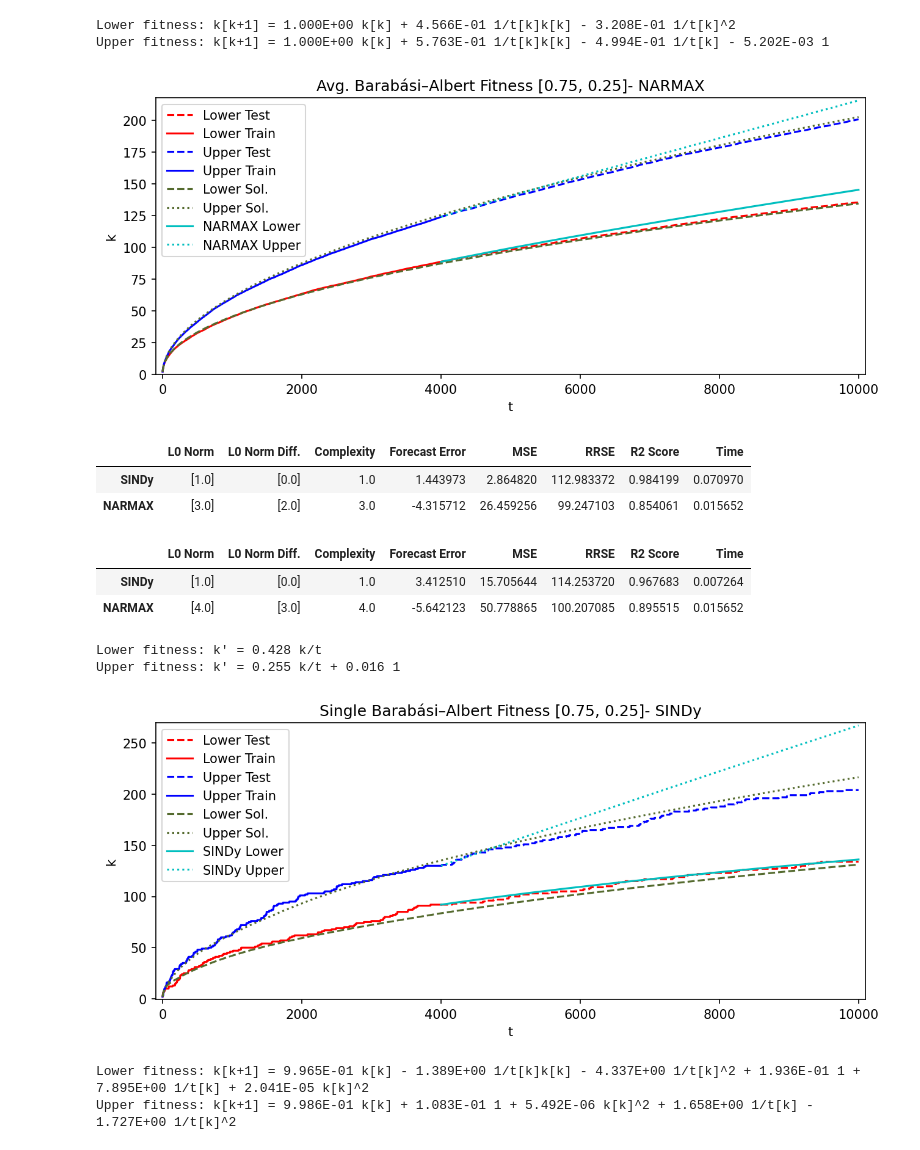
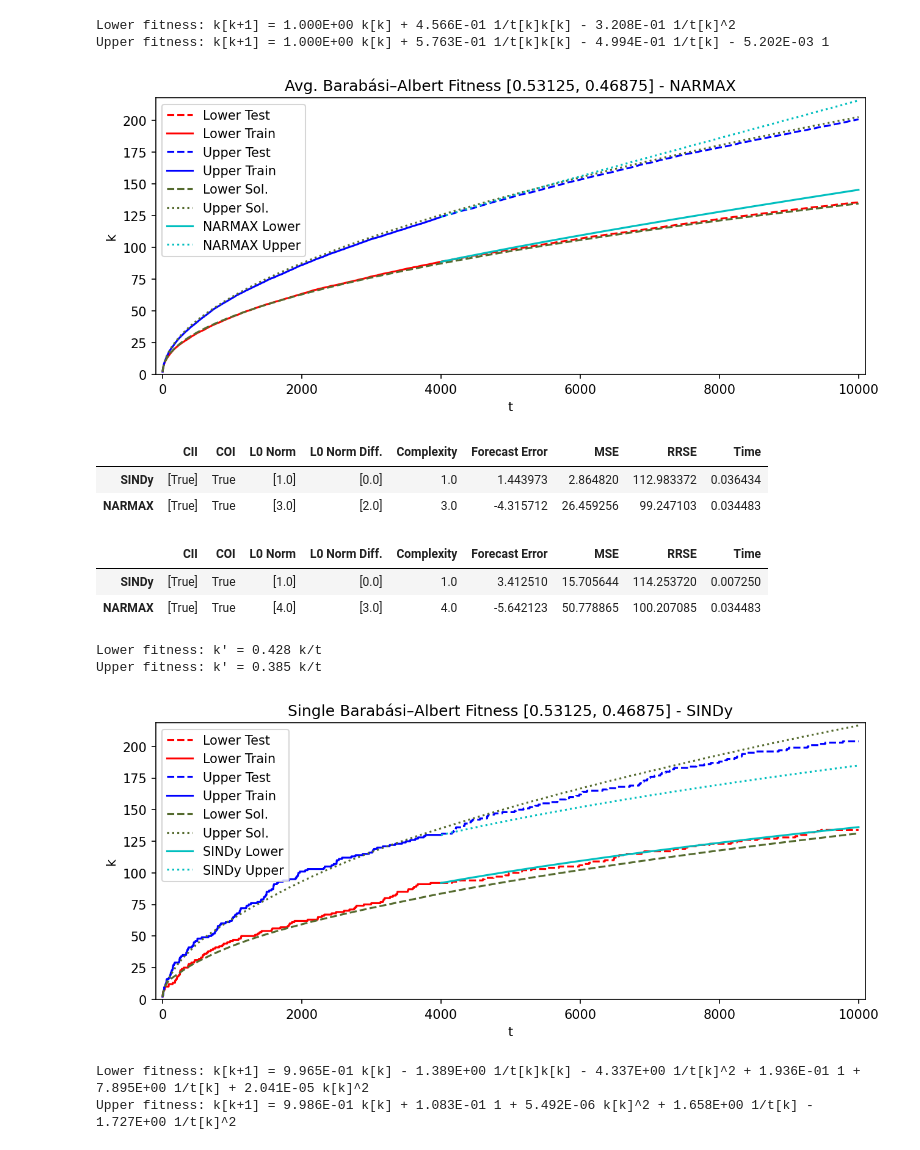
Before and after one commit to DavidContrerasFranco/Data-Driven-Dynamics-Understanding, a Jupyter notebook: Notebooks/barabasi_tight_fitness_model.ipynb, the cells around one changed output. Saved outputs shown, nothing was run; the diff lists cells and outputs as text; code cells hidden in the pictures.

```diff
--- a/Notebooks/barabasi_tight_fitness_model.ipynb
+++ b/Notebooks/barabasi_tight_fitness_model.ipynb
@@ -203,7 +208,7 @@ Lower fitness: k[k+1] = 1.000E+00 k[k] + 4.566E-01 1/t[k]k[k] - 3.208E-01 1/t[k]
 Upper fitness: k[k+1] = 1.000E+00 k[k] + 5.763E-01 1/t[k]k[k] - 4.994E-01 1/t[k] - 5.202E-03 1
 # %%
 plt.figure(figsize=(10, 4), dpi=150)
-plt.title('Avg. Barabási–Albert Fitness [0.75, 0.25]- NARMAX')
+plt.title('Avg. Barabási–Albert Fitness [0.53125, 0.46875] - NARMAX')
 plt.plot(t_test, k_low_test, "r--", label="Lower Test")
 plt.plot(t_train, k_low_train, "r", label="Lower Train")
 
@@ -222,21 +227,21 @@ plt.ylabel("k")
 plt.legend()
 print(end='')
 # %% [output]
-[figure, old version]
+[figure, new version]
 # %%
 # Lower Metrics DataFrame
-get_metrics_df(k_low_test, [1], sindy_low_model, narmax_low_model, sindy_sim_low, narmax_sim_low, sindy_low_time, narmax_time)
+get_metrics_df(k_low_test, sol_terms, sindy_low_model, narmax_low_model, sindy_sim_low, narmax_sim_low, sindy_low_time, narmax_time)
 # %% [output]
-|  | L0 Norm | L0 Norm Diff. | Complexity | Forecast Error | MSE | RRSE | R2 Score | Time |
-| SINDy | [1.0] | [0.0] | 1.0 | 1.443973 | 2.864820 | 112.983372 | 0.984199 | 0.070970 |
-| NARMAX | [3.0] | [2.0] | 3.0 | -4.315712 | 26.459256 | 99.247103 | 0.854061 | 0.015652 |
+|  | CII | COI | L0 Norm | L0 Norm Diff. | Complexity | Forecast Error | MSE | RRSE | Time |
+| SINDy | [True] | True | [1.0] | [0.0] | 1.0 | 1.443973 | 2.864820 | 112.983372 | 0.036434 |
+| NARMAX | [True] | True | [3.0] | [2.0] | 3.0 | -4.315712 | 26.459256 | 99.247103 | 0.034483 |
 # %%
 # Upper Metrics DataFrame
-get_metrics_df(k_high_test, [1], sindy_high_model, narmax_high_model, sindy_sim_high, narmax_sim_high, sindy_high_time, narmax_time)
+get_metrics_df(k_high_test, sol_terms, sindy_high_model, narmax_high_model, sindy_sim_high, narmax_sim_high, sindy_high_time, narmax_time)
 # %% [output]
-|  | L0 Norm | L0 Norm Diff. | Complexity | Forecast Error | MSE | RRSE | R2 Score | Time |
-| SINDy | [1.0] | [0.0] | 1.0 | 3.412510 | 15.705644 | 114.253720 | 0.967683 | 0.007264 |
-| NARMAX | [4.0] | [3.0] | 4.0 | -5.642123 | 50.778865 | 100.207085 | 0.895515 | 0.015652 |
+|  | CII | COI | L0 Norm | L0 Norm Diff. | Complexity | Forecast Error | MSE | RRSE | Time |
+| SINDy | [True] | True | [1.0] | [0.0] | 1.0 | 3.412510 | 15.705644 | 114.253720 | 0.007250 |
+| NARMAX | [True] | True | [4.0] | [3.0] | 4.0 | -5.642123 | 50.778865 | 100.207085 | 0.034483 |
 # %%
 # Get Wide Averaged Models low fitness
 file = '1_BADFitness_[0.46875, 0.53125]_(10000,2).dat'
@@ -287,7 +292,7 @@ x_test = 1/t_test
 sindy_low_model = ps.SINDy(
     differentiation_method=ps.FiniteDifference(),
     feature_library=custom_library+ps.PolynomialLibrary(degree=5),
-    optimizer=ps.STLSQ(threshold=1e-2),
+    optimizer=ps.STLSQ(threshold=2e-2),
     feature_names=['k', 't']
 )
 
@@ -306,11 +311,11 @@ sindy_sim = sindy_low_model.simulate(k_low_test[0], u=t_test, t=t_test)
 sindy_sim_low = np.vstack((k_low_test[0], sindy_sim))
 
 
-# Define lower SINDy Model
+# Define upper SINDy Model
 sindy_high_model = ps.SINDy(
     differentiation_method=ps.FiniteDifference(),
     feature_library=custom_library+ps.PolynomialLibrary(degree=5),
-    optimizer=ps.STLSQ(threshold=1e-2),
+    optimizer=ps.STLSQ(threshold=2e-2),
     feature_names=['k', 't']
 )
 
@@ -329,29 +334,29 @@ sindy_sim = sindy_high_model.simulate(k_high_test[0], u=t_test, t=t_test)
 sindy_sim_high = np.vstack((k_high_test[0], sindy_sim))
 # %% [output]
 Lower fitness: k' = 0.428 k/t
-Upper fitness: k' = 0.255 k/t + 0.016 1
+Upper fitness: k' = 0.385 k/t
 # %%
 plt.figure(figsize=(10, 4), dpi=150)
-plt.title('Single Barabási–Albert Fitness [0.75, 0.25]- SINDy')
+plt.title('Single Barabási–Albert Fitness [0.53125, 0.46875] - SINDy')
 plt.plot(t_test, k_low_test, "r--", label="Lower Test")
 plt.plot(t_train, k_low_train, "r", label="Lower Train")
 
 plt.plot(t_test, k_high_test, "b--", label="Upper Test")
 plt.plot(t_train, k_high_train, "b", label="Upper Train")
 
 plt.plot(t, k_low_ant_sol, color='darkolivegreen', linestyle='dashed', label="Lower Sol.")
 plt.plot(t, k_high_ant_sol, color='darkolivegreen', linestyle='dotted', label="Upper Sol.")
 
 plt.plot(t_test, sindy_sim_low, "c", label="SINDy Lower")
 plt.plot(t_test, sindy_sim_high, "c", linestyle='dotted', label="SINDy Upper")
 
 plt.margins(0.01, tight=True)
 plt.xlabel("t")
 plt.ylabel("k")
 plt.legend()
 print(end='')
 # %% [output]
-[figure, old version]
+[figure, new version]
 # %%
 # FROLS: Forward Regression Orthogonal Least Squares algorithm
 nx_low_model = FROLS(
```
Also changed, not shown: parts of 12 cells of this notebook, 20 other files.
